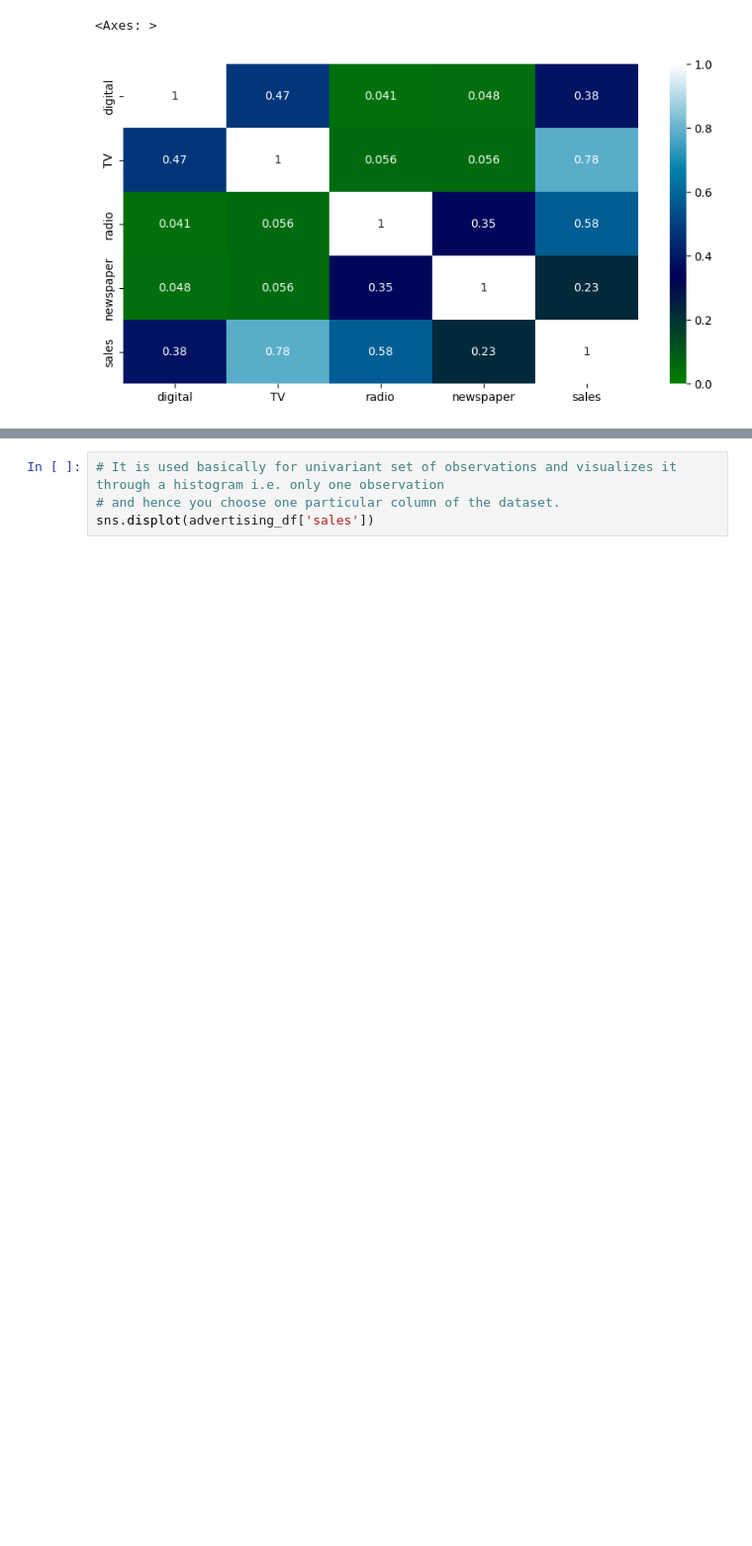
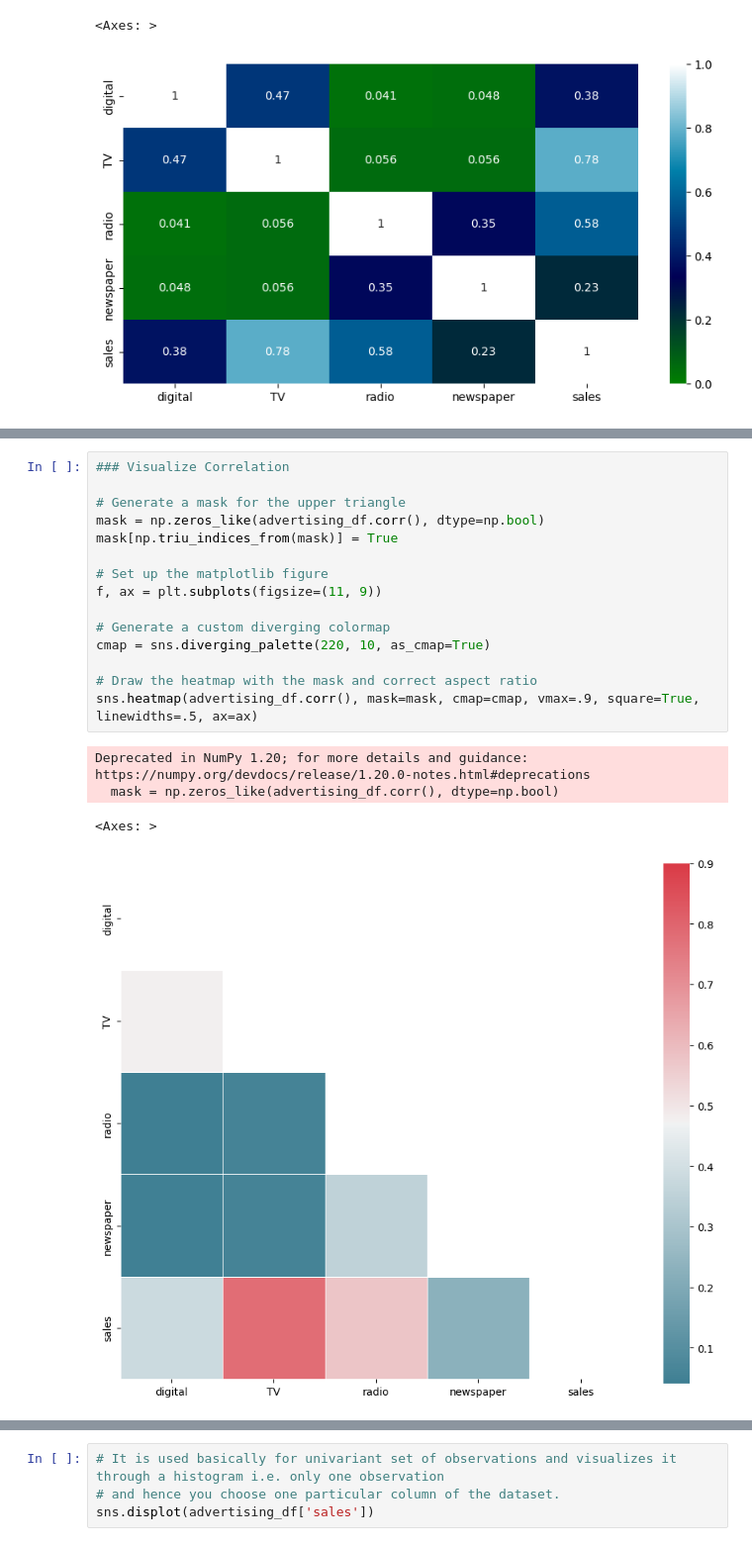
Before and after one commit to gstripling00/introduction_to_neural_networks, a Jupyter notebook: RMSE_simple_neural_network_using_keras.ipynb, the cells around one changed output, grey strips where cells are left out. Shown at 99% size. Saved outputs shown, nothing was run; the diff lists cells and outputs as text; blank space fills up the shorter version.

```diff
--- a/RMSE_simple_neural_network_using_keras.ipynb
+++ b/RMSE_simple_neural_network_using_keras.ipynb
@@ -151,0 +188,20 @@ sns.heatmap(advertising_df.corr(),annot=True,vmin=0,vmax=1,cmap='ocean')
+# %%
+### Visualize Correlation
+
+# Generate a mask for the upper triangle
+mask = np.zeros_like(advertising_df.corr(), dtype=np.bool)
+mask[np.triu_indices_from(mask)] = True
+
+# Set up the matplotlib figure
+f, ax = plt.subplots(figsize=(11, 9))
+
+# Generate a custom diverging colormap
+cmap = sns.diverging_palette(220, 10, as_cmap=True)
+
+# Draw the heatmap with the mask and correct aspect ratio
+sns.heatmap(advertising_df.corr(), mask=mask, cmap=cmap, vmax=.9, square=True, linewidths=.5, ax=ax)
+# %% [output]
+Deprecated in NumPy 1.20; for more details and guidance: https://numpy.org/devdocs/release/1.20.0-notes.html#deprecations
+  mask = np.zeros_like(advertising_df.corr(), dtype=np.bool)
+<Axes: >
+[figure, added]
```
Also changed, not shown: parts of 12 cells of this notebook.
